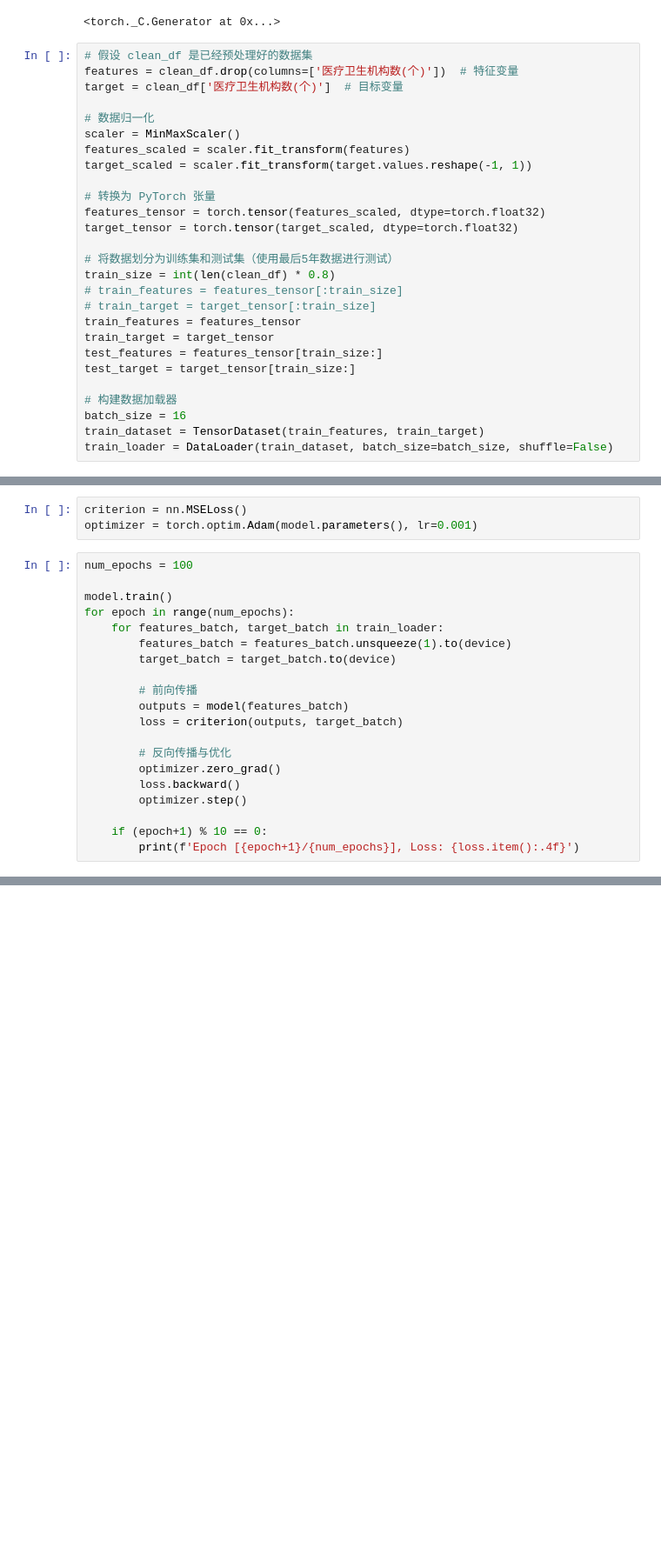
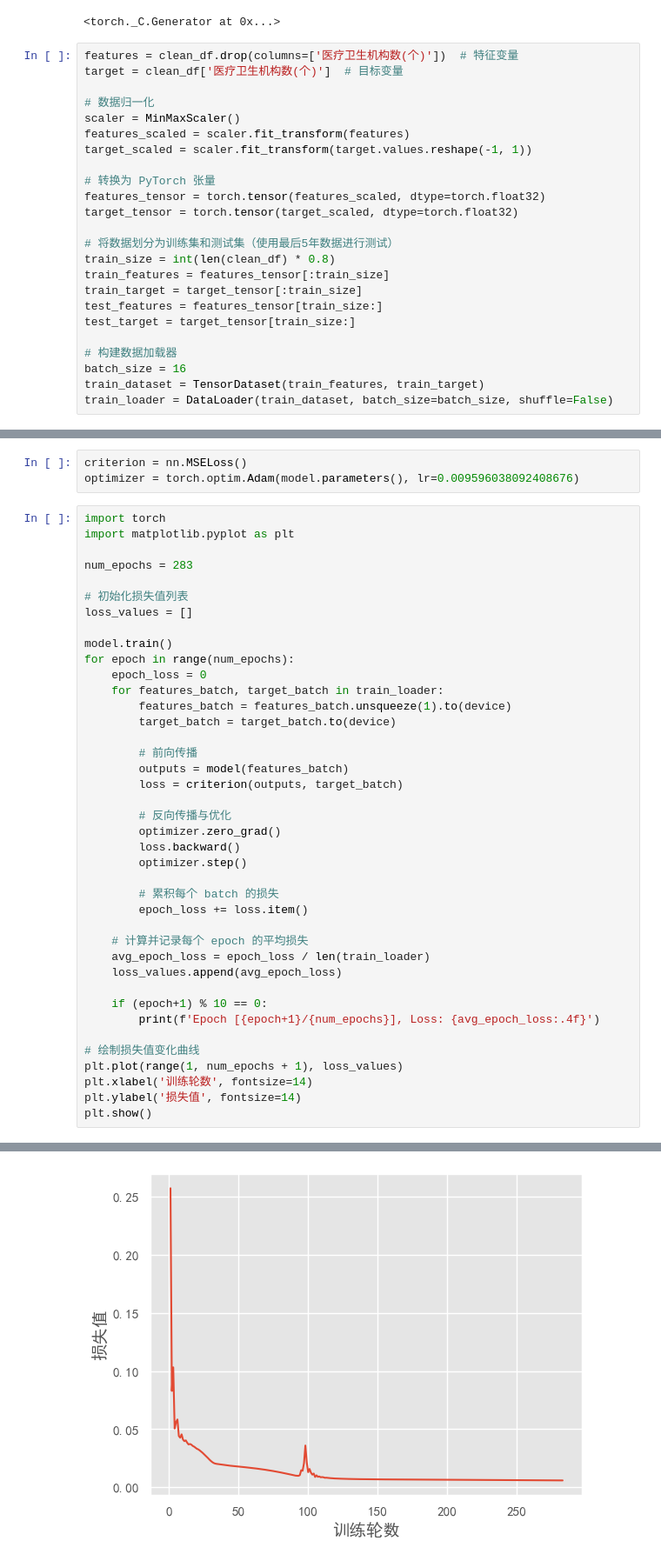
Before and after one commit to Eilok/2024-MathModel-medicine, a Jupyter notebook: Q4.ipynb, the cells around one changed output, grey strips where cells are left out. Shown: that part at 87% size. Drawn from its saved outputs; the diff is of its cells as text; blank space fills up the shorter version.

```diff
--- a/Q4.ipynb
+++ b/Q4.ipynb
@@ -220,7 +359,6 @@ torch.manual_seed(42)
 # %% [output]
 <torch._C.Generator at 0x...>
 # %%
-# 假设 clean_df 是已经预处理好的数据集
 features = clean_df.drop(columns=['医疗卫生机构数(个)'])  # 特征变量
 target = clean_df['医疗卫生机构数(个)']  # 目标变量
 
@@ -235,10 +373,8 @@ target_tensor = torch.tensor(target_scaled, dtype=torch.float32)
 
 # 将数据划分为训练集和测试集（使用最后5年数据进行测试）
 train_size = int(len(clean_df) * 0.8)
-# train_features = features_tensor[:train_size]
-# train_target = target_tensor[:train_size]
-train_features = features_tensor
-train_target = target_tensor
+train_features = features_tensor[:train_size]
+train_target = target_tensor[:train_size]
 test_features = features_tensor[train_size:]
 test_target = target_tensor[train_size:]
 
@@ -271,12 +407,19 @@ device = torch.device('cuda' if torch.cuda.is_available() else 'cpu')
 model = LSTMModel(input_size, hidden_size, num_layers, output_size).to(device)
 # %%
 criterion = nn.MSELoss()
-optimizer = torch.optim.Adam(model.parameters(), lr=0.001)
+optimizer = torch.optim.Adam(model.parameters(), lr=0.009596038092408676)
 # %%
-num_epochs = 100
+import torch
+import matplotlib.pyplot as plt
+
+num_epochs = 283
+
+# 初始化损失值列表
+loss_values = []
 
 model.train()
 for epoch in range(num_epochs):
+    epoch_loss = 0
     for features_batch, target_batch in train_loader:
         features_batch = features_batch.unsqueeze(1).to(device)
         target_batch = target_batch.to(device)
@@ -290,6 +433,19 @@ for epoch in range(num_epochs):
         loss.backward()
         optimizer.step()
 
+        # 累积每个 batch 的损失
+        epoch_loss += loss.item()
+
+    # 计算并记录每个 epoch 的平均损失
+    avg_epoch_loss = epoch_loss / len(train_loader)
+    loss_values.append(avg_epoch_loss)
+
     if (epoch+1) % 10 == 0:
-        print(f'Epoch [{epoch+1}/{num_epochs}], Loss: {loss.item():.4f}')
+        print(f'Epoch [{epoch+1}/{num_epochs}], Loss: {avg_epoch_loss:.4f}')
+
+# 绘制损失值变化曲线
+plt.plot(range(1, num_epochs + 1), loss_values)
+plt.xlabel('训练轮数', fontsize=14)
+plt.ylabel('损失值', fontsize=14)
+plt.show()
 # %% [output]
@@ -306,3 +469,4 @@ Epoch [100/100], Loss: 0.0053
+[figure, added]
 # %%
 model.eval()
 predictions = []
```
Also changed, not shown: parts of 10 cells of this notebook, 17 other files.
